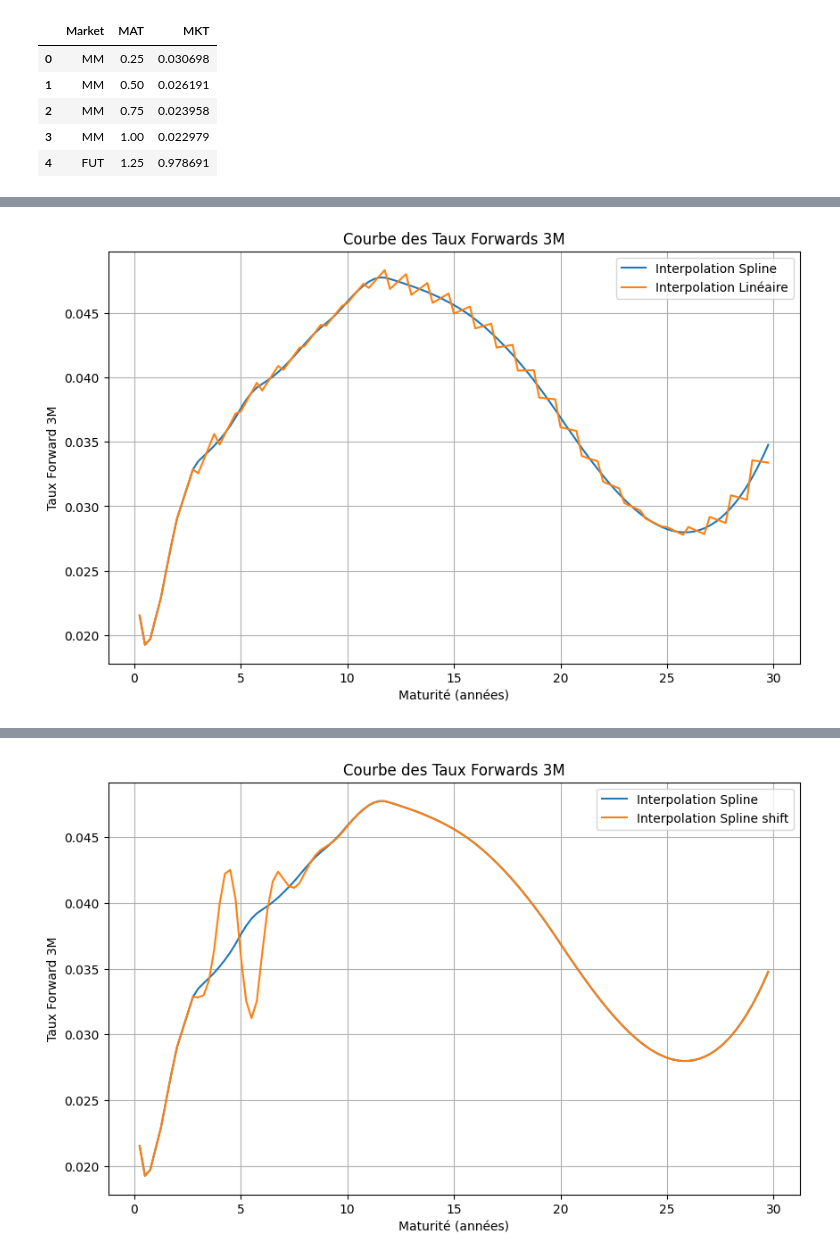
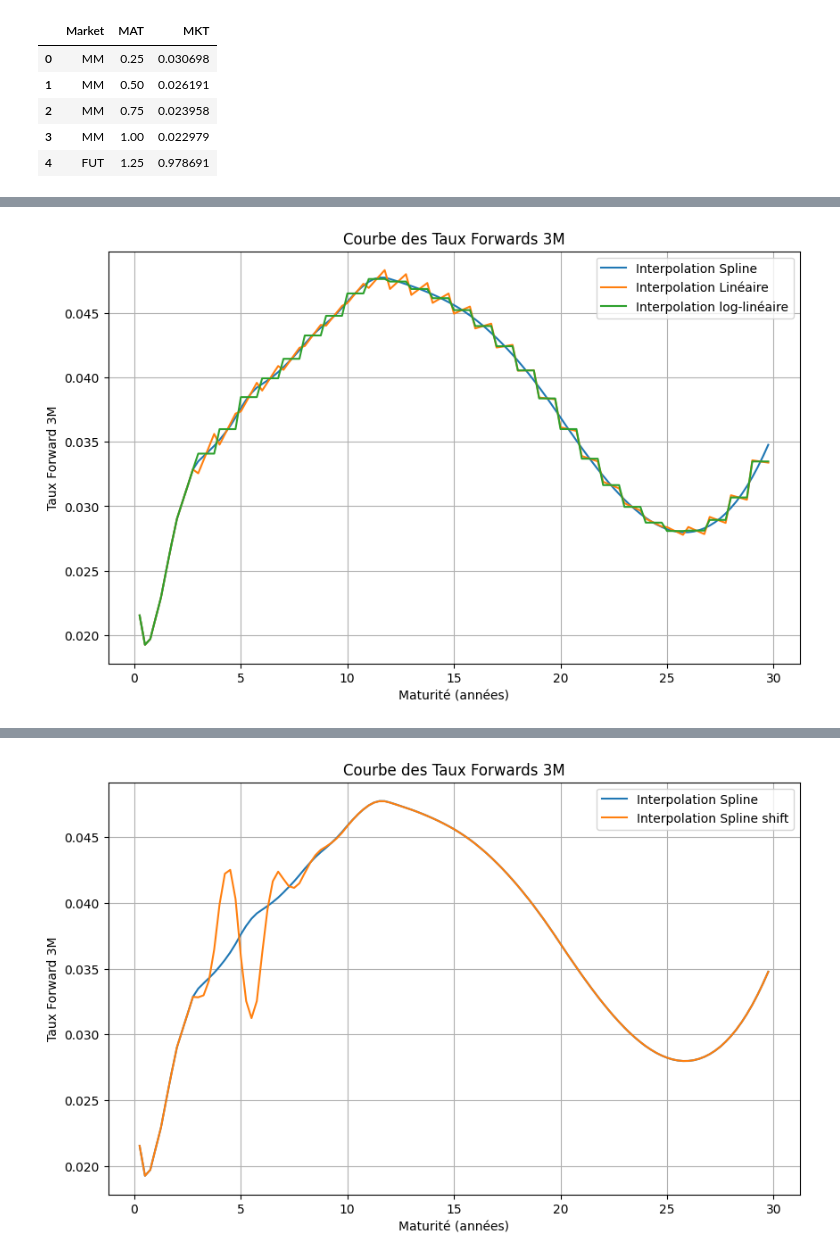
Before and after one commit to usenameFD/Asset-management, a Jupyter notebook: Yield Curve/yield.ipynb, the cells around one changed output, grey strips where cells are left out. Drawn from its saved outputs; the diff is of its cells as text; code cells hidden in the pictures.

```diff
--- a/Yield Curve/yield.ipynb
+++ b/Yield Curve/yield.ipynb
@@ -183,11 +183,11 @@ def plot_forward_curve(forward_rates, columns = ["Interpolation Spline", "Interp
 # %%
 # Calcul de la courbe des taux forwards
 forward_rates = pd.DataFrame(compute_forward_rates(yield_zc))
 
 # Tracé des courbes interpolées
-plot_forward_curve(forward_rates, columns = ["Interpolation Spline", "Interpolation Linéaire"])
+plot_forward_curve(forward_rates, columns = ["Interpolation Spline", "Interpolation Linéaire","Interpolation log-linéaire"])
 # %% [output]
-[figure, old version]
+[figure, new version]
 # %%
 # 1bp = 0.01% donc 10bps = 0.10%=0.0001
 df_bumped = yield_zc.copy()
```
Also changed, not shown: parts of 16 cells of this notebook, 1 other file.
